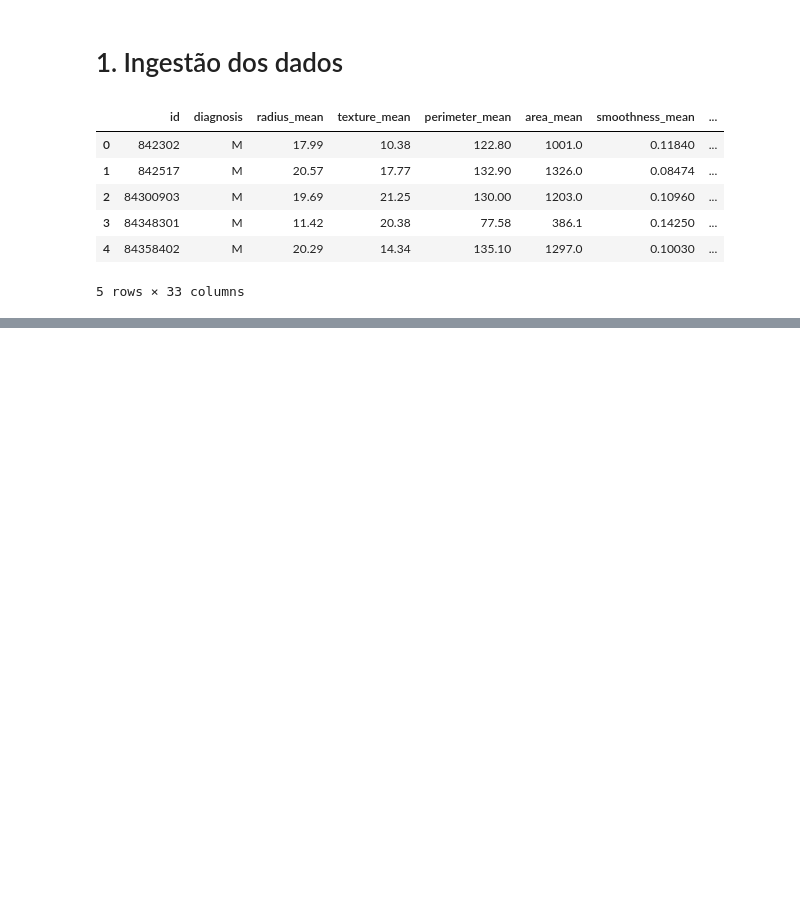
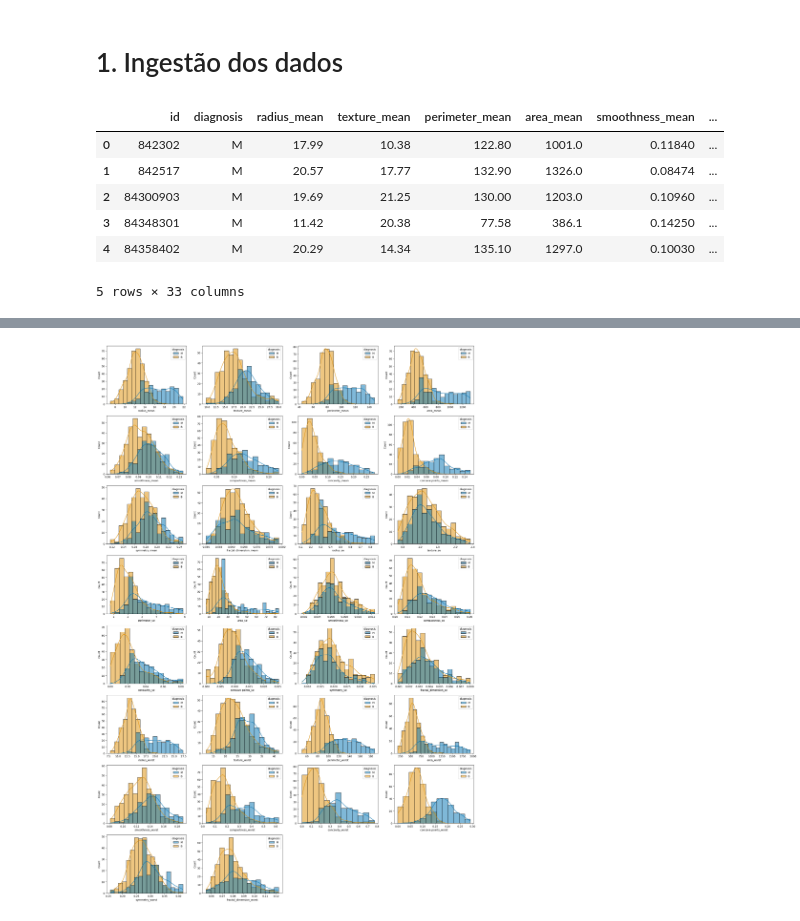
Before and after one commit to guipradow/perceptron_breast_cancer, a Jupyter notebook: notebook/breast_cancer.ipynb, the cells around one changed output, grey strips where cells are left out. Drawn from its saved outputs; the diff is of its cells as text; code cells hidden in the pictures; blank space fills up the shorter version.

```diff
--- a/notebook/breast_cancer.ipynb
+++ b/notebook/breast_cancer.ipynb
@@ -8,3 +13,10 @@ import pandas as pd
+# %%
+def treat_outliers(feature):
+    median_ = feature.median()
+    q1, q3 = np.quantile(feature, [.25, .75])
+    iqr = q3 - q1
+    is_outlier = (feature < (q1 - 1.5*iqr)) | (feature > (q3 + 1.5*iqr))
+    return np.where(is_outlier, median_, feature)
 # %% [markdown]
 # Configurações de ambiente
 # %%
@@ -39,0 +159,16 @@ df_raw.head()
+# %%
+# Verificação da distribuição das variáveis numéricas em relação às classes, desconsiderando outliers (método IQR)
+df_iqr = df_raw[num_cols].apply(treat_outliers)
+df_iqr = pd.concat([df_iqr, df_raw['diagnosis']], axis=1)
+ncols = 4
+nrows = int(np.ceil(len(num_cols) / ncols))
+fig, axes = plt.subplots(figsize=(6.4*ncols, 4.8*nrows),
+                         nrows=nrows, ncols=ncols)
+axes = axes.flatten()
+for col, ax in zip(num_cols, axes):
+    sns.histplot(data=df_iqr, x=col, ax=ax, hue='diagnosis', kde=True,
+                 palette='colorblind')
+    for ax in axes[len(num_cols):]:
+        ax.set_axis_off()
+# %% [output]
+[figure, added]
```
Also changed, not shown: parts of 16 cells of this notebook, 1 other file.
